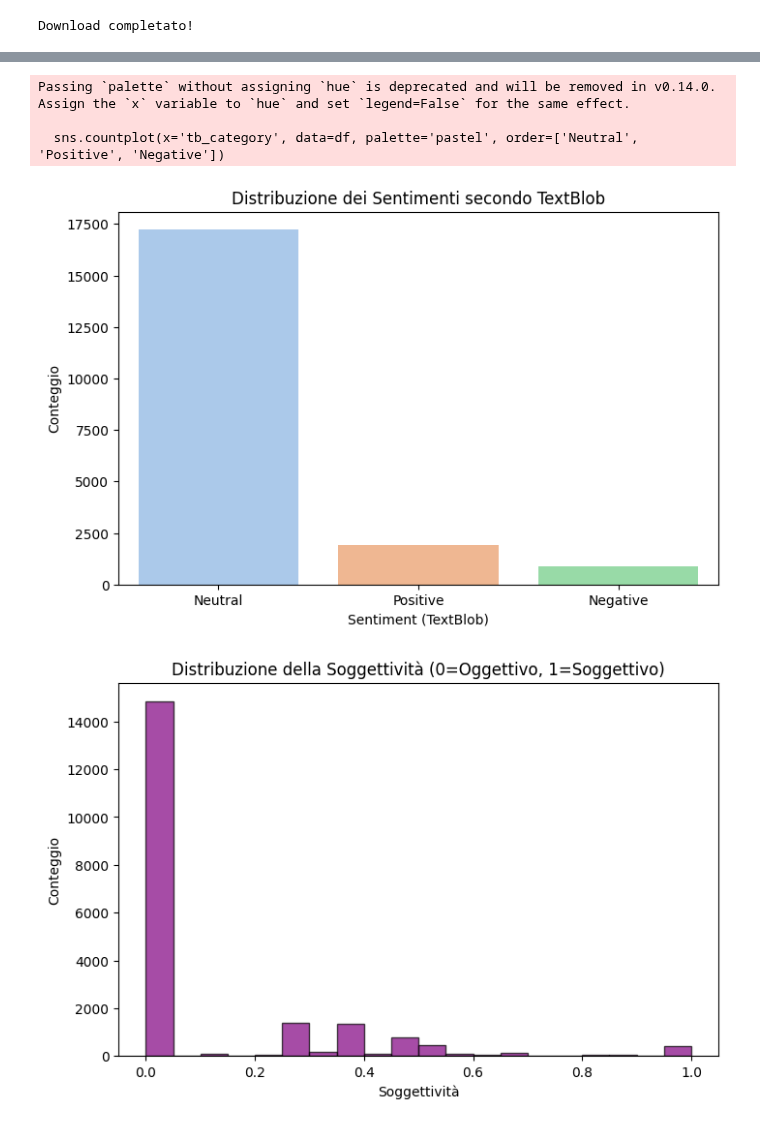
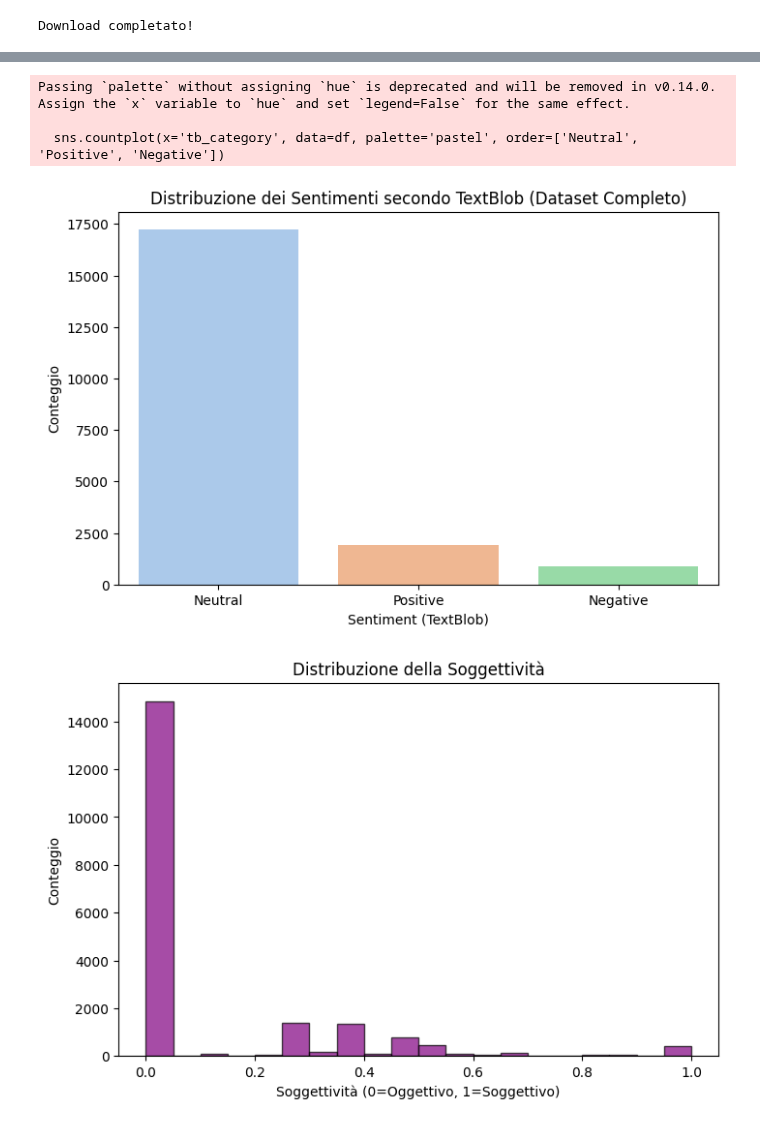
Before and after one commit to grannico/Progetti_DataScience_25-26, a Jupyter notebook: SentimentAnalysis/NLP_TripAdvisor.ipynb, the cells around one changed output, grey strips where cells are left out. Drawn from its saved outputs; the diff is of its cells as text; code cells hidden in the pictures.

Commit message:
Finita la parte di sentiment analysis (bisogna ricontrollare qualcosina)

```diff
--- a/SentimentAnalysis/NLP_TripAdvisor.ipynb
+++ b/SentimentAnalysis/NLP_TripAdvisor.ipynb
@@ -43,6 +73,8 @@ Inizio download...
 [nltk_data]   Unzipping corpora/movie_reviews.zip.
 Download completato!
 # %%
+# Sentiment Analysis (TextBlob)
+
 import pandas as pd
 import matplotlib.pyplot as plt
 import seaborn as sns
@@ -63,43 +95,49 @@ def map_sentiment(star):
 
 df['sentiment'] = df['stars'].apply(map_sentiment)
 
-#Bilanciamo il dataset separando le classi in positive e negative
+# --- BILANCIAMENTO A 3 CLASSI (Positive, Negative, Neutral) ---
+print("--- CONTEGGI ORIGINALI ---")
+print(df['sentiment'].value_counts())
+
+# Separiamo le tre classi
 df_pos = df[df['sentiment'] == 'positive']
 df_neg = df[df['sentiment'] == 'negative']
+df_neu = df[df['sentiment'] == 'neutral']
 
-# Contiamo quante sono le negative
-min_count = len(df_neg)
-print(f"Recensioni Negative originali: {min_count}")
-print(f"Recensioni Positive originali: {len(df_pos)}")
+# Troviamo la classe più piccola (probabilmente 'negative')
+min_count = min(len(df_pos), len(df_neg), len(df_neu))
+print(f"\nBilanciamento su: {min_count} recensioni per classe")
 
-# Prendiamo un campione casuale di positive uguale al numero di negative
-df_pos_undersampled = df_pos.sample(n=min_count, random_state=42)
+# Campioniamo tutte le classi a questo numero
+# (Usiamo random_state=42 per avere sempre lo stesso risultato)
+df_pos_bal = df_pos.sample(n=min_count, random_state=42)
+df_neu_bal = df_neu.sample(n=min_count, random_state=42)
+# Se df_neg è la classe minima, questo prende semplicemente tutte le negative
+df_neg_bal = df_neg.sample(n=min_count, random_state=42)
 
 # Uniamo tutto (Questo è il dataset che useremo per il Machine Learning)
-df_balanced = pd.concat([df_pos_undersampled, df_neg])
+df_balanced = pd.concat([df_pos_bal, df_neg_bal, df_neu_bal])
 df_balanced = df_balanced.sample(frac=1, random_state=42).reset_index(drop=True) # Mischiamo le righe
 
-print(f"\nNuovo Dataset Bilanciato: {len(df_balanced)} righe totali")
+print("\n--- NUOVO DATASET BILANCIATO (3 CLASSI) ---")
 print(df_balanced['sentiment'].value_counts())
 
 # Salviamo il dataset bilanciato per lo step successivo (FastText)
 df_balanced.to_csv('LLM_DF_Balanced.csv', index=False)
 print("Dataset bilanciato salvato come 'LLM_DF_Balanced.csv'")
 
-#Qui facciamo l'analisi con textblob
+# --- ANALISI TEXTBLOB (SUL DATASET ORIGINALE) ---
+# Nota: Solitamente l'analisi descrittiva (come TextBlob) si fa sui dati originali
+# per mostrare la realtà "vera", mentre il dataset bilanciato si usa solo per il training del modello.
+
 def get_textblob_sentiment(text):
     blob = TextBlob(str(text))
-    # Polarity: da -1 (negativo) a +1 (positivo)
-    # Subjectivity: da 0 (oggettivo) a 1 (soggettivo)
     return blob.sentiment.polarity, blob.sentiment.subjectivity
 
-# Applichiamo TextBlob al dataset ORIGINALE (per vedere la distribuzione reale)
-# (Usiamo una lambda function per applicare la funzione a ogni riga)
 df[['tb_polarity', 'tb_subjectivity']] = df['comment'].apply(
     lambda x: pd.Series(get_textblob_sentiment(x))
 )
 
-# Definiamo le categorie di TextBlob (per Figura 11)
 def categorize_polarity(score):
     if score > 0.1: return 'Positive'
     elif score < -0.1: return 'Negative'
@@ -107,21 +145,19 @@ def categorize_polarity(score):
 
 df['tb_category'] = df['tb_polarity'].apply(categorize_polarity)
 
-# GRAFICO 1: Distribuzione Sentiment TextBlob (Replica Figura 11)
+# GRAFICO 1: Distribuzione Sentiment TextBlob
 plt.figure(figsize=(8, 5))
 sns.countplot(x='tb_category', data=df, palette='pastel', order=['Neutral', 'Positive', 'Negative'])
-plt.title('Distribuzione dei Sentimenti secondo TextBlob')
+plt.title('Distribuzione dei Sentimenti secondo TextBlob (Dataset Completo)')
 plt.xlabel('Sentiment (TextBlob)')
 plt.ylabel('Conteggio')
-plt.savefig('textblob_sentiment_dist.png')
 plt.show()
 
-# GRAFICO 2: Distribuzione Soggettività (Replica Figura 12)
+# GRAFICO 2: Distribuzione Soggettività
 plt.figure(figsize=(8, 5))
 plt.hist(df['tb_subjectivity'], bins=20, color='purple', alpha=0.7, edgecolor='black')
-plt.title('Distribuzione della Soggettività (0=Oggettivo, 1=Soggettivo)')
-plt.xlabel('Soggettività')
+plt.title('Distribuzione della Soggettività')
+plt.xlabel('Soggettività (0=Oggettivo, 1=Soggettivo)')
 plt.ylabel('Conteggio')
-plt.savefig('textblob_subjectivity_dist.png')
 plt.show()
 # %% [output]
@@ -135,7 +178,7 @@ positive    348
 Name: count, dtype: int64
 Dataset bilanciato salvato come 'LLM_DF_Balanced.csv'
 Passing `palette` without assigning `hue` is deprecated and will be removed in v0.14.0. Assign the `x` variable to `hue` and set `legend=False` for the same effect.
 
   sns.countplot(x='tb_category', data=df, palette='pastel', order=['Neutral', 'Positive', 'Negative'])
-[figure, old version]
+[figure, new version]
-[figure, old version]
+[figure, new version]
```
Also changed, not shown: parts of 10 cells of this notebook, 10 other files.
